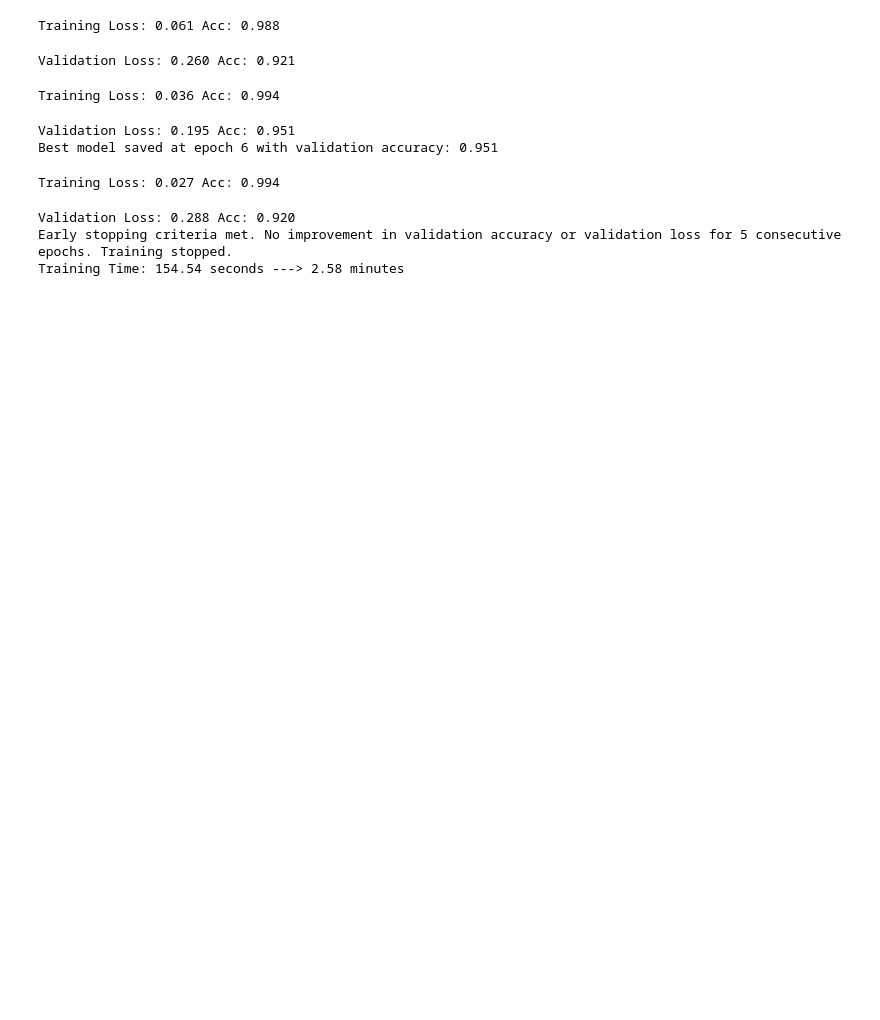
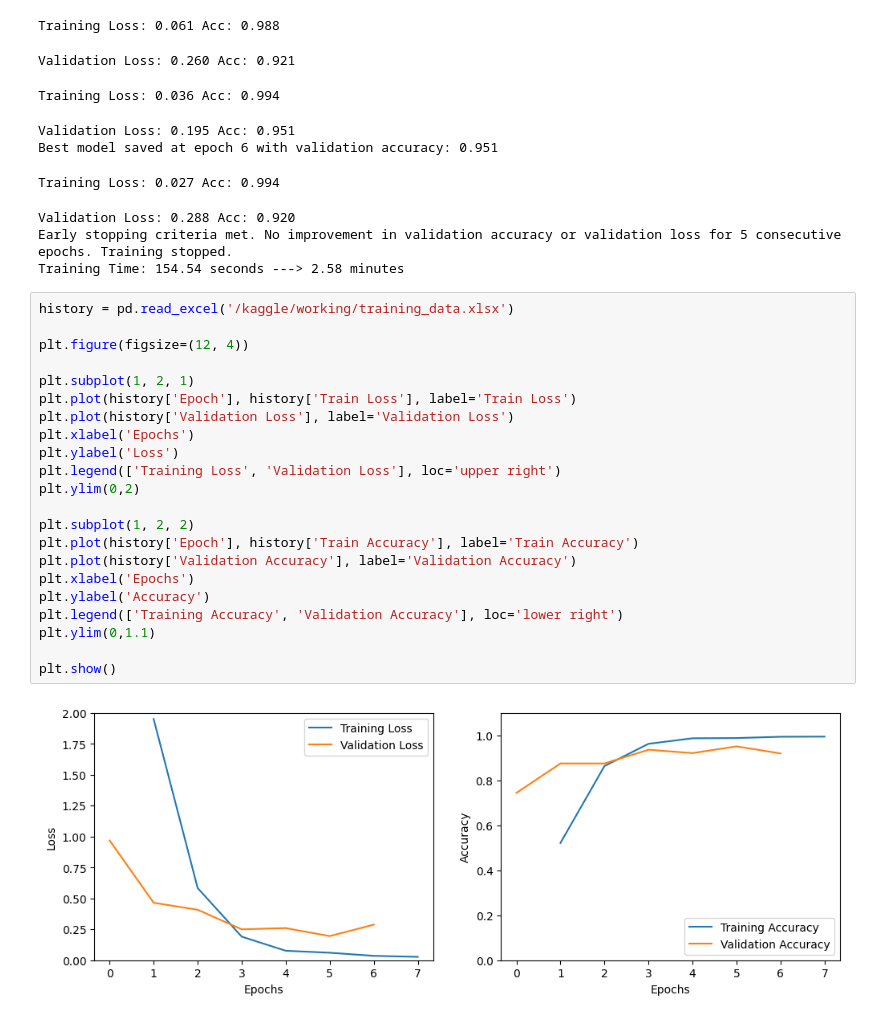
Before and after one commit to Nura-Alam-Naim/CSE366_AI, a Jupyter notebook: lab2braintumor44classes-2.ipynb, the cells around one changed output. Saved outputs shown, nothing was run; the diff lists cells and outputs as text; blank space fills up the shorter version.

Commit message:
Add training history visualization for loss and accuracy metrics
- Loaded training metrics from `training_data.xlsx` into a Pandas DataFrame.
- Plotted line graphs for:
  - Training vs. Validation Loss (left subplot)
  - Training vs. Validation Accuracy (right subplot)
- Set appropriate figure size, axis labels, legends, and y-axis limits:
  - Loss plot: y-axis limited to [0, 2] for clearer comparison.
  - Accuracy plot: y-axis capped at 1.1 to account for full range of values.
- Used `plt.subplot()` to display both graphs side by side for better visual comparison.

```diff
--- a/lab2braintumor44classes-2.ipynb
+++ b/lab2braintumor44classes-2.ipynb
@@ -466,3 +466,27 @@ Training Loss: 0.027 Acc: 0.994
 Validation Loss: 0.288 Acc: 0.920
 Early stopping criteria met. No improvement in validation accuracy or validation loss for 5 consecutive epochs. Training stopped.
 Training Time: 154.54 seconds ---> 2.58 minutes
+# %%
+history = pd.read_excel('/kaggle/working/training_data.xlsx')
+
+plt.figure(figsize=(12, 4))
+
+plt.subplot(1, 2, 1)
+plt.plot(history['Epoch'], history['Train Loss'], label='Train Loss')
+plt.plot(history['Validation Loss'], label='Validation Loss')
+plt.xlabel('Epochs')
+plt.ylabel('Loss')
+plt.legend(['Training Loss', 'Validation Loss'], loc='upper right')
+plt.ylim(0,2)
+
+plt.subplot(1, 2, 2)
+plt.plot(history['Epoch'], history['Train Accuracy'], label='Train Accuracy')
+plt.plot(history['Validation Accuracy'], label='Validation Accuracy')
+plt.xlabel('Epochs')
+plt.ylabel('Accuracy')
+plt.legend(['Training Accuracy', 'Validation Accuracy'], loc='lower right')
+plt.ylim(0,1.1)
+
+plt.show()
+# %% [output]
+[figure, added]
```
